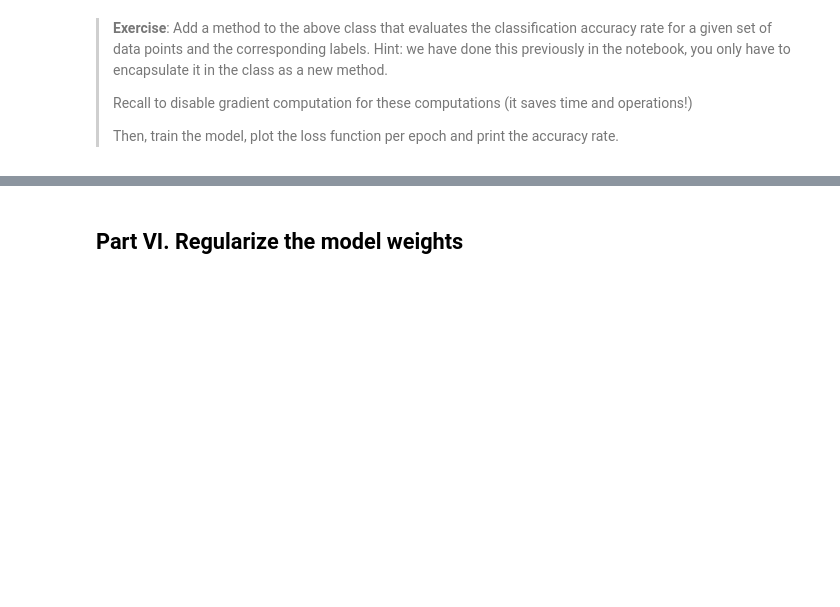
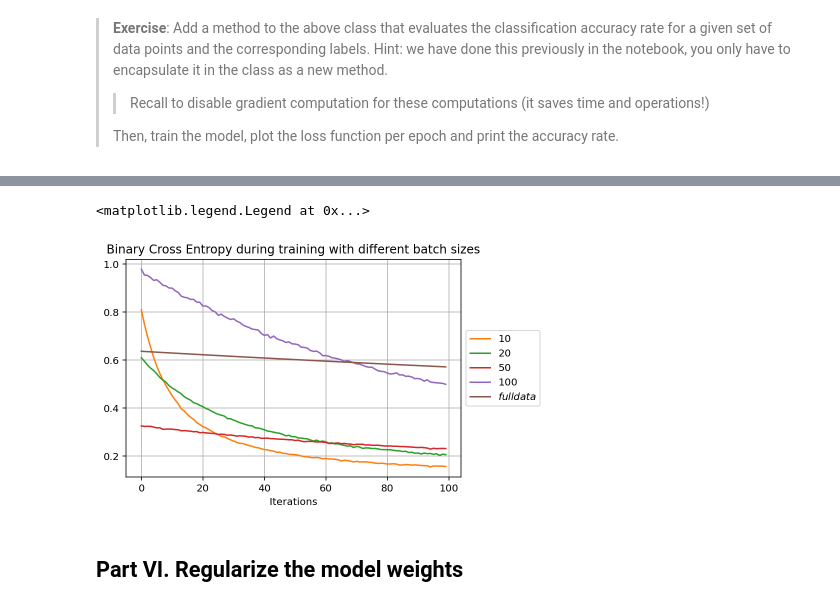
Before and after one commit to boscodeeromeu/NN, a Jupyter notebook: LogitPytorch.ipynb, the cells around one changed output, grey strips where cells are left out. Drawn from its saved outputs; the diff is of its cells as text; code cells hidden in the pictures; blank space fills up the shorter version.

```diff
--- a/LogitPytorch.ipynb
+++ b/LogitPytorch.ipynb
@@ -1063,9 +1054,11 @@ for bs_k in mb_results:
 >
 > Then, train the model, plot the loss function per epoch and print the accuracy rate.
 # %%
-for bs in [10, 20, 50, 100, 559]:
+mb_results = {}
 
-  mb_LR = LR_stochastic(x.shape[1], x.shape[0], 100, 0.00001, bs, 20)
+for bs in batch_sizes:
+  print('\n\tTraining with batches of size {}\n'.format(bs))
+  mb_LR = LR_stochastic(x.shape[1], x.shape[0], 100, 0.001, bs, 1)
   mb_LR.train(torch.tensor(x), torch.tensor(y))
-  print(mb_LR.evaluate(x_test, y_test))
+  mb_results[str(bs)] = [mb_LR.loss_during_training, mb_LR.evaluate(x_test, y_test)]
 # %% [output]
@@ -1093,3 +1095,18 @@ False
+# %%
+plt.plot(mb_results['10'][0], color = 'C1',label='$10$')
+plt.plot(mb_results['20'][0], color = 'C2',label='$20$')
+plt.plot(mb_results['50'][0], color = 'C3',label='$50$')
+plt.plot(mb_results['100'][0], color = 'C4',label='$100$')
+plt.plot(mb_results[str(x.shape[0])][0], color = 'C5',label='$full data$')
+
+
+plt.title('Binary Cross Entropy during training with different batch sizes')
+plt.xlabel('Iterations')
+plt.grid()
+plt.legend(loc='center left', bbox_to_anchor=(1, 0.5))
+# %% [output]
+<matplotlib.legend.Legend at 0x...>
+[figure, added]
 # %% [markdown]
 ## Part VI. Regularize the model weights
 # %% [markdown]
```
Also changed, not shown: parts of 9 cells of this notebook.
